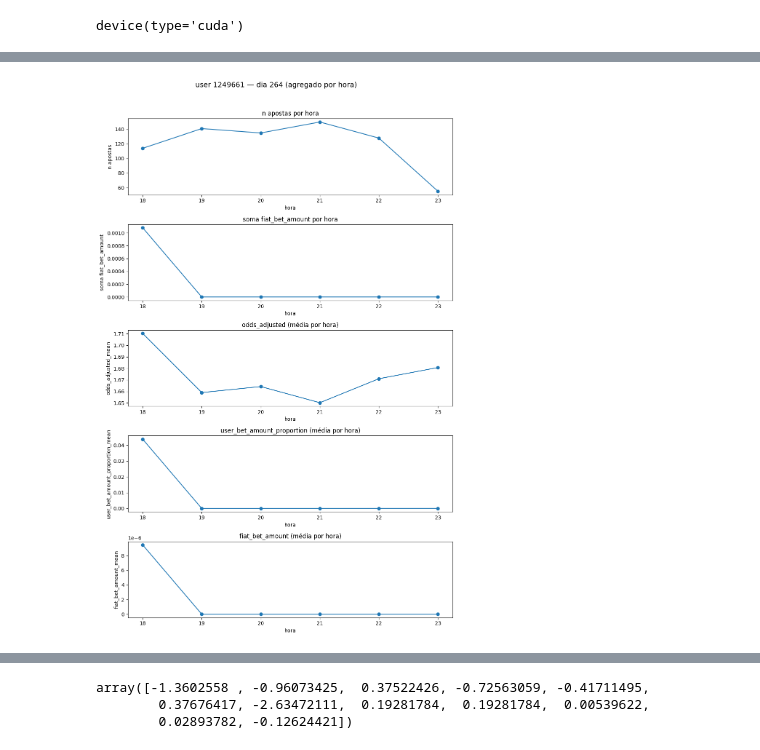
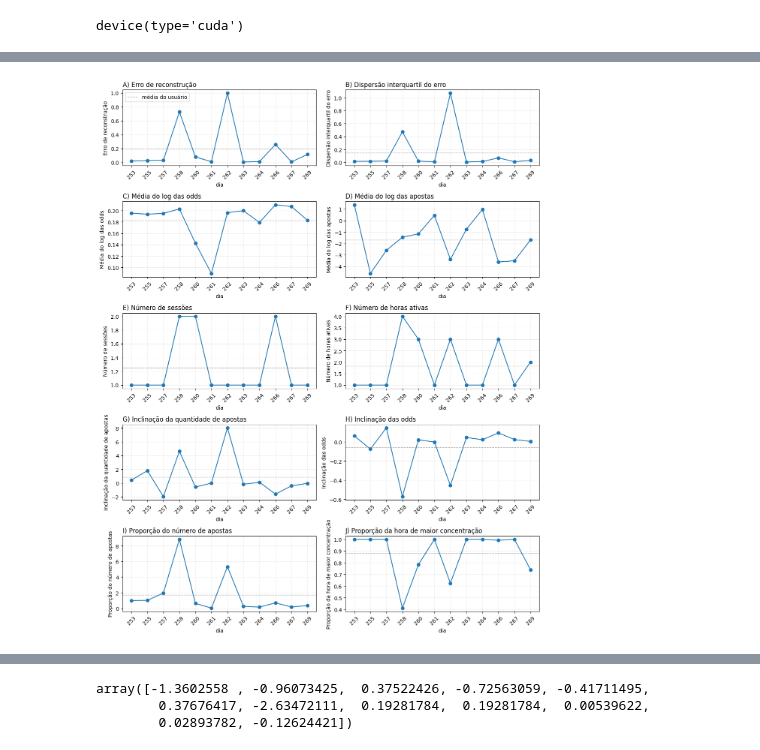
Before and after one commit to KndHvH/igaming-behavioral-deviation-detection, a Jupyter notebook: model/autoencoder.ipynb, the cells around one changed output, grey strips where cells are left out. Saved outputs shown, nothing was run; the diff lists cells and outputs as text; code cells hidden in the pictures.

```diff
--- a/model/autoencoder.ipynb
+++ b/model/autoencoder.ipynb
@@ -235 +412,6 @@ plot_user_daily(recon_target, user_id=user_id, features=daily_feats)
+# %%
+user_id = 1046423
+plot_user_daily(recon_renamed, user_id=user_id, features=daily_feats, path_to_save=f'figs/user_{user_id}.pdf')
+# %% [output]
+[figure, added]
 # %%
@@ -237,12 +424,3 @@ day = 264
-# %%
-
-plot_user_day_hourly(
-    df=bets,
-    user_id=user_id,
-    day_of_year=day
-)
-# %% [output]
-[figure, removed]
 # %%
 plot_user_daily(recon_target, user_id=user_id, features=daily_feats)
 
```
Also changed, not shown: parts of 48 cells of this notebook, 11 other files.
